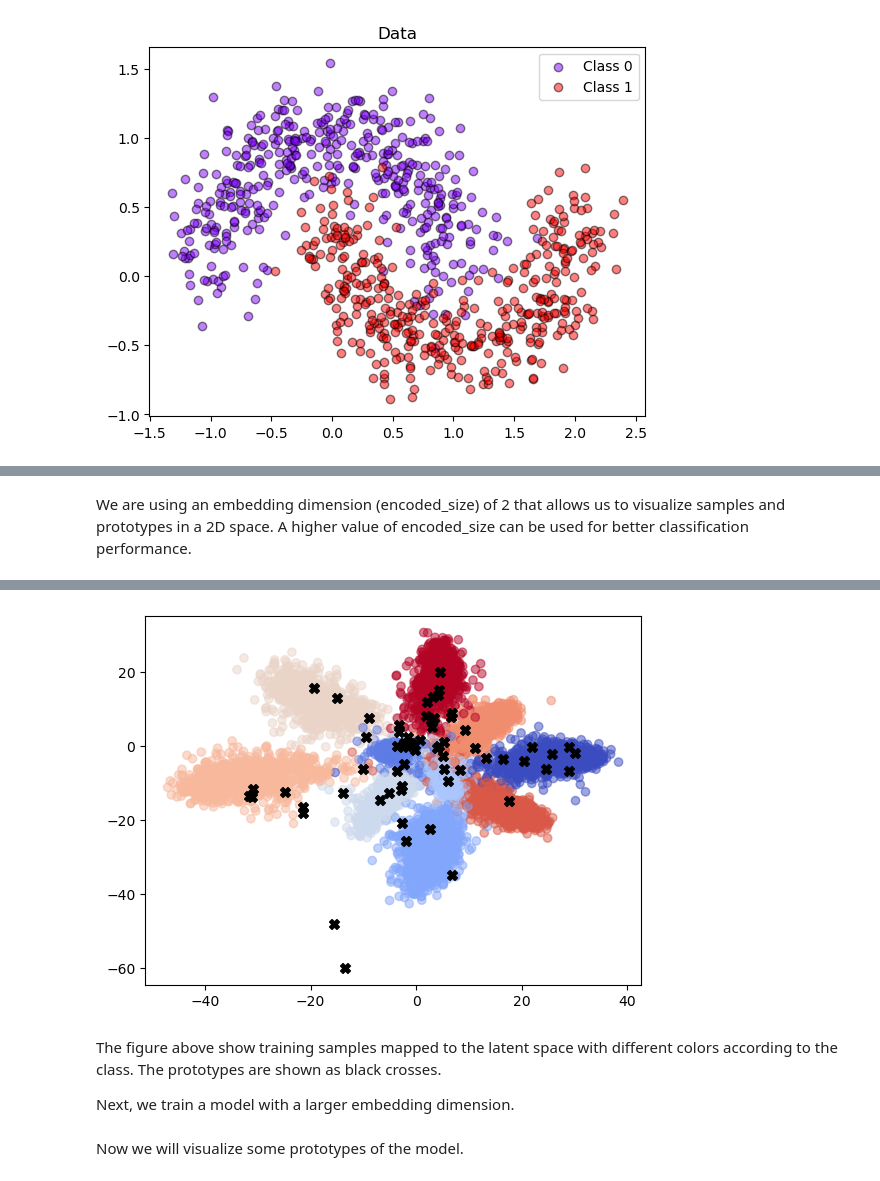
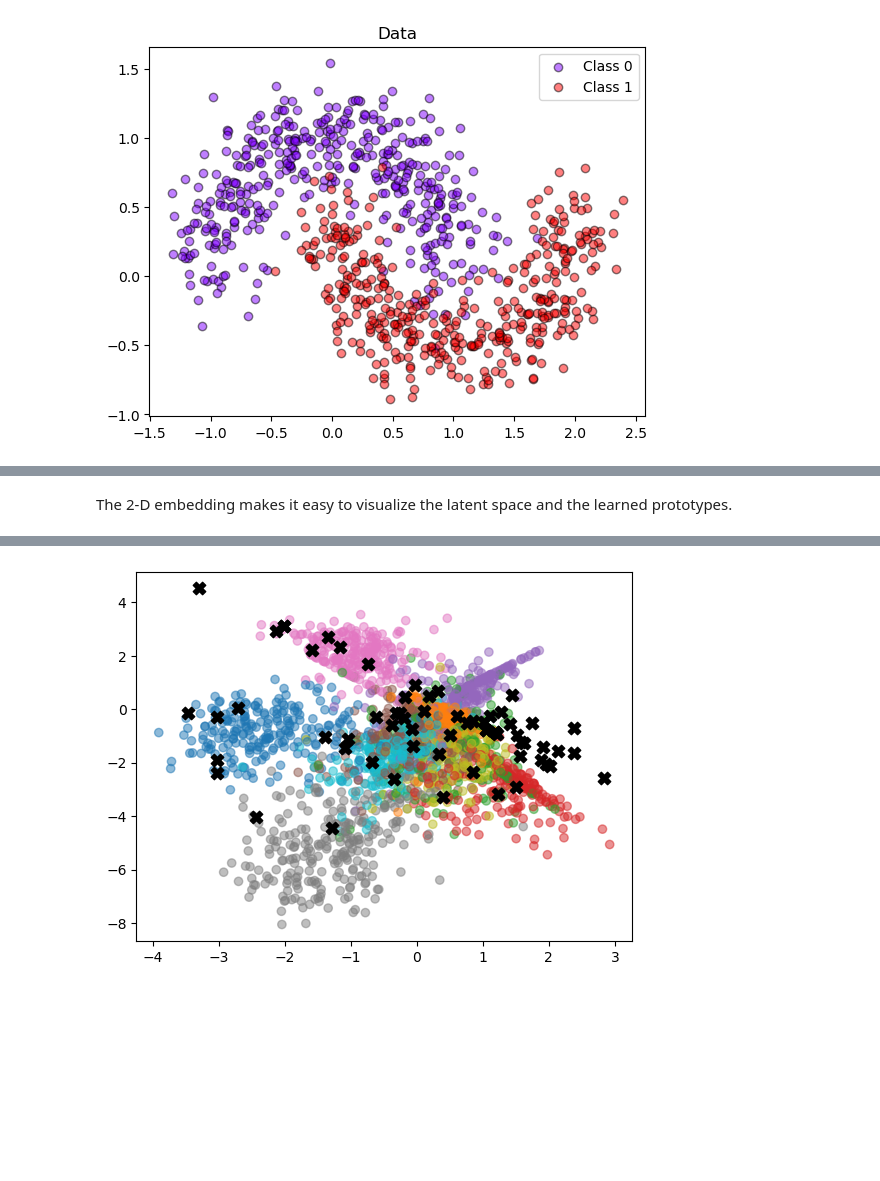
Before and after one commit to fagonzalezo/kdm, a Jupyter notebook: examples/kdm_classification.ipynb, the cells around one changed output, grey strips where cells are left out. Cells and saved outputs as stored; diff of their text form; code cells hidden in the pictures; blank space fills up the shorter version.

```diff
--- a/examples/kdm_classification.ipynb
+++ b/examples/kdm_classification.ipynb
@@ -206 +202,18 @@ def create_encoder(input_shape, base_depth, encoded_size):
+# %%
+def create_encoder(base_depth: int, encoded_size: int) -> nn.Module:
+    return nn.Sequential(
+        # input shape: (bs, 1, 28, 28)
+        nn.Conv2d(1, base_depth, kernel_size=5, stride=1, padding=2),
+        nn.LeakyReLU(),
+        nn.Conv2d(base_depth, base_depth, kernel_size=5, stride=2, padding=2),
+        nn.LeakyReLU(),
+        nn.Conv2d(base_depth, 2 * base_depth, kernel_size=5, stride=1, padding=2),
+        nn.LeakyReLU(),
+        nn.Conv2d(2 * base_depth, 2 * base_depth, kernel_size=5, stride=2, padding=2),
+        nn.LeakyReLU(),
+        nn.Conv2d(2 * base_depth, 4 * encoded_size, kernel_size=7, stride=1, padding=0),
+        nn.LeakyReLU(),
+        nn.Flatten(),
+        nn.Linear(4 * encoded_size, encoded_size),
+    )
 # %% [markdown]
@@ -312,14 +317,14 @@ plt.show()
-# %% [markdown]
-We are using an embedding dimension (encoded_size) of 2 that allows us to visualize samples and prototypes in a 2D space. A higher value of encoded_size can be used for better classification performance.
+# %% [markdown]
+The 2-D embedding makes it easy to visualize the latent space and the learned prototypes.
 # %%
-num_samples = 10000
-encoder = kdm_mnist.encoder
-encoded_samples = keras.ops.convert_to_numpy(encoder.predict(X_train[:num_samples]))
-# Visualize the points in the feature space
-plt.scatter(encoded_samples[:, 0], encoded_samples[:, 1], alpha=0.5, c=y_train[:num_samples], cmap=plt.cm.coolwarm)
+num_samples = 5000
+kdm_mnist.encoder.eval()
+with torch.no_grad():
+    enc = kdm_mnist.encoder(X_train_t[:num_samples]).cpu().numpy()
+plt.scatter(enc[:, 0], enc[:, 1], alpha=0.5,
+            c=y_train_t[:num_samples].numpy(), cmap=plt.cm.tab10)
 
-prototypes = keras.ops.convert_to_numpy(kdm_mnist.kdm.c_x)
-# plot the prototypes
-plt.scatter(prototypes[:, 0], prototypes[:, 1], c='k', marker='X', s=50)
+prototypes = kdm_mnist.kdm.c_x.detach().cpu().numpy()
+plt.scatter(prototypes[:, 0], prototypes[:, 1], c='k', marker='X', s=80)
 plt.show()
 # %% [output]
@@ -327,7 +331 @@ plt.show()
-[figure, old version]
+[figure, new version]
-# %% [markdown]
-The figure above show training samples mapped to the latent space with different colors according to the class. The prototypes are shown as black crosses.
-
-Next, we train a model with a larger embedding dimension.
-# %% [markdown]
-Now we will visualize some prototypes of the model.
```
Also changed, not shown: parts of 25 cells of this notebook, 4 other files.
